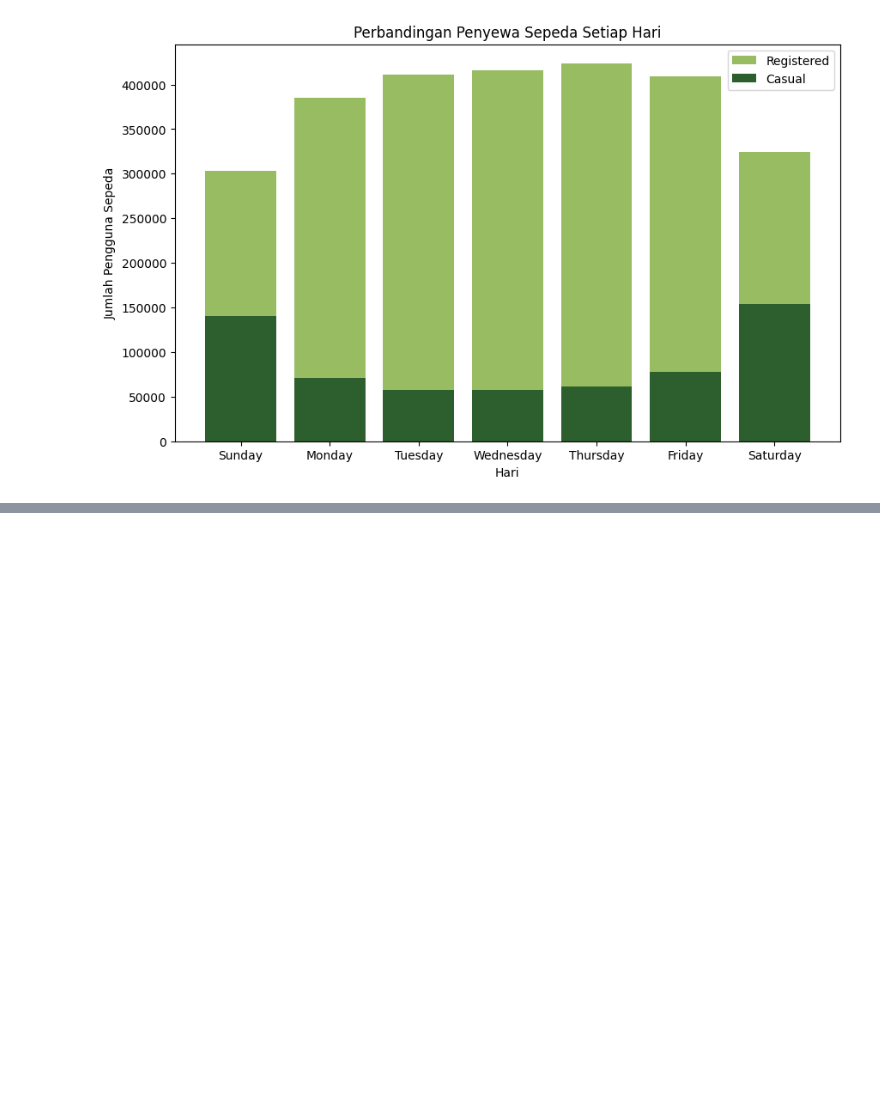
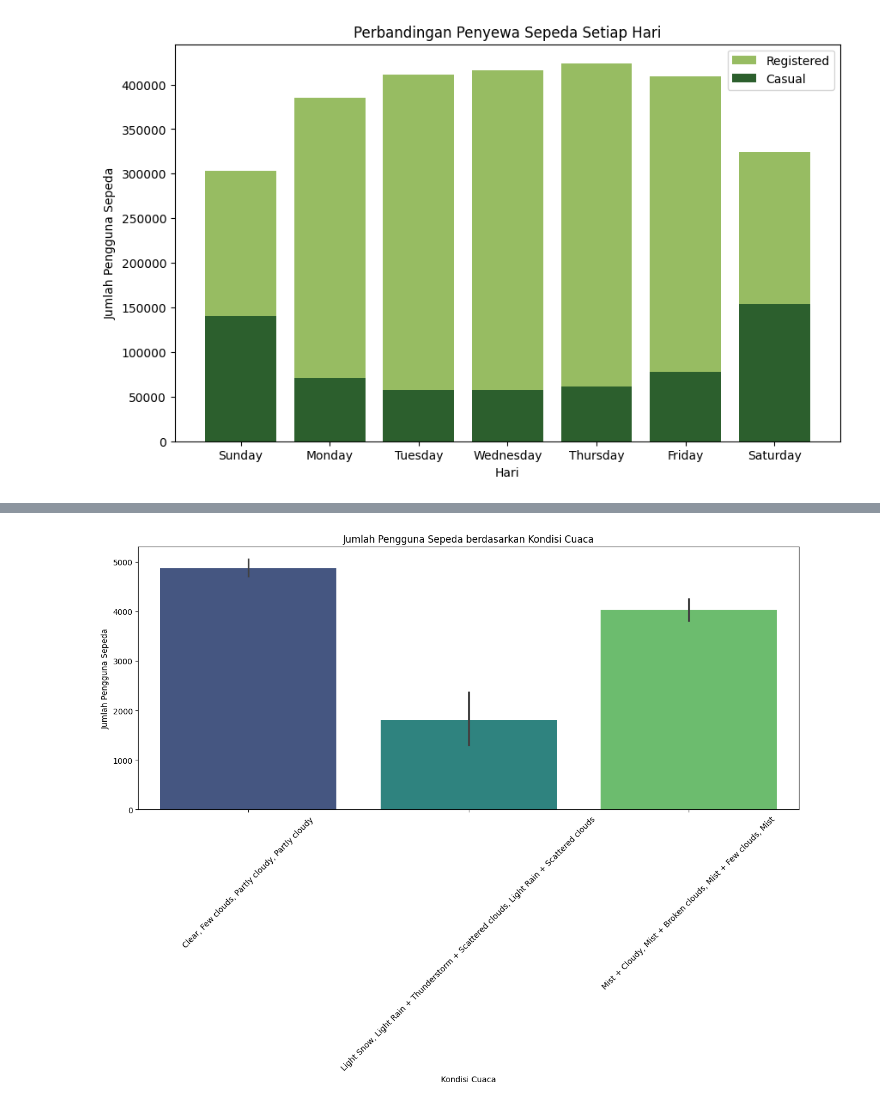
Before and after one commit to dinaanm/analisis-data-bike-sharing, a Jupyter notebook: notebook.ipynb, the cells around one changed output, grey strips where cells are left out. Drawn from its saved outputs; the diff is of its cells as text; code cells hidden in the pictures; blank space fills up the shorter version.

```diff
--- a/notebook.ipynb
+++ b/notebook.ipynb
@@ -489,0 +509,16 @@ plt.show()
+# %%
+plt.figure(figsize=(15,6))
+sns.barplot(
+    x='weathersit',
+    y='cnt',
+    data=day_df,
+    palette='viridis',
+    hue='weathersit')
+
+plt.title('Jumlah Pengguna Sepeda berdasarkan Kondisi Cuaca')
+plt.xlabel('Kondisi Cuaca')
+plt.ylabel('Jumlah Pengguna Sepeda')
+plt.xticks(rotation=45)
+plt.show()
+# %% [output]
+[figure, added]
```
Also changed, not shown: parts of 25 cells of this notebook, 3 other files.
